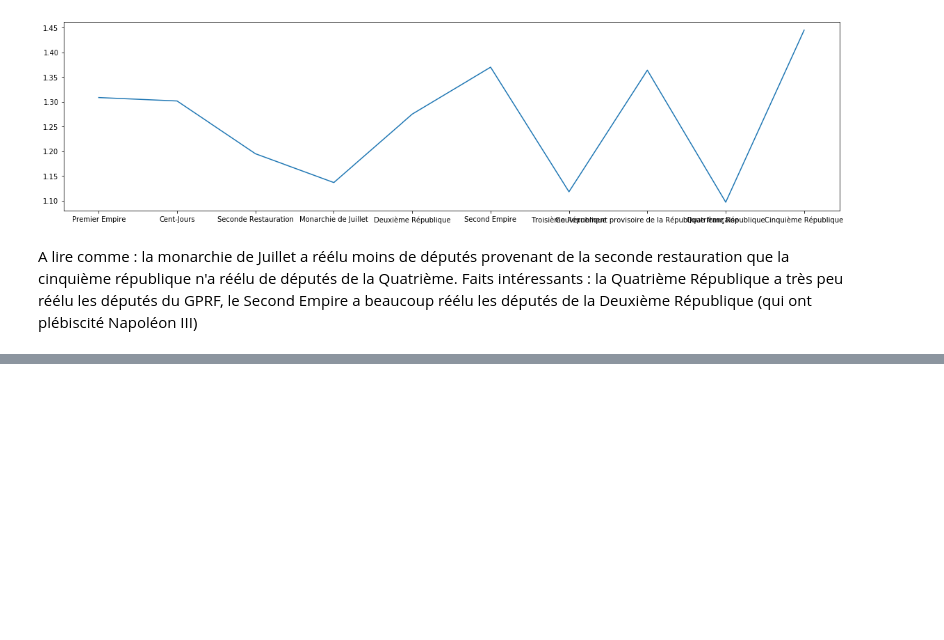
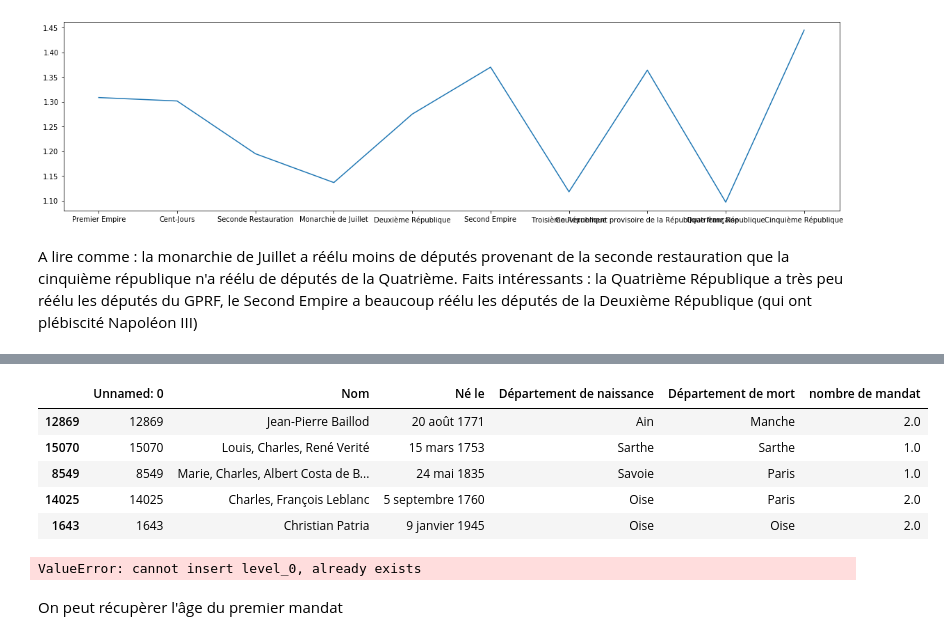
Before and after one commit to dusylvain/Projet-Python-deputes, a Jupyter notebook: statistiques_descriptives_depute.ipynb, the cells around one changed output, grey strips where cells are left out. Cells and saved outputs as stored; diff of their text form; code cells hidden in the pictures; blank space fills up the shorter version.

```diff
--- a/statistiques_descriptives_depute.ipynb
+++ b/statistiques_descriptives_depute.ipynb
@@ -541,0 +562,2 @@ Faits intéressants : la Quatrième République a très peu réélu les député
+# %%
+nb_mandat=age_dep.groupby("Nom").count()["age en année"]
@@ -541,0 +566,3 @@ Faits intéressants : la Quatrième République a très peu réélu les député
+# %%
+nb_mandat=pd.DataFrame(nb_mandat).rename(columns={"age en année":"nombre de mandat"})
+nb_mandat.head()
@@ -541,0 +577,16 @@ Faits intéressants : la Quatrième République a très peu réélu les député
+# %%
+df_depu_b=df_depu.join(nb_mandat,on="Nom",lsuffix=" ")
+df_depu_b.sample(5)
+# %% [output]
+|  | Unnamed: 0 | Nom | Né le | Département de naissance | Département de mort | nombre de mandat |
+| 12869 | 12869 | Jean-Pierre Baillod | 20 août 1771 | Ain | Manche | 2.0 |
+| 15070 | 15070 | Louis, Charles, René Verité | 15 mars 1753 | Sarthe | Sarthe | 1.0 |
+| 8549 | 8549 | Marie, Charles, Albert Costa de B... | 24 mai 1835 | Savoie | Paris | 1.0 |
+| 14025 | 14025 | Charles, François Leblanc | 5 septembre 1760 | Oise | Paris | 2.0 |
+| 1643 | 1643 | Christian Patria | 9 janvier 1945 | Oise | Oise | 2.0 |
+# %%
+age_dep=age_dep.reset_index()
+# %% [output]
+ValueError: cannot insert level_0, already exists
+# %% [markdown]
+On peut récupèrer l'âge du premier mandat
```
Also changed, not shown: parts of 10 cells of this notebook.
